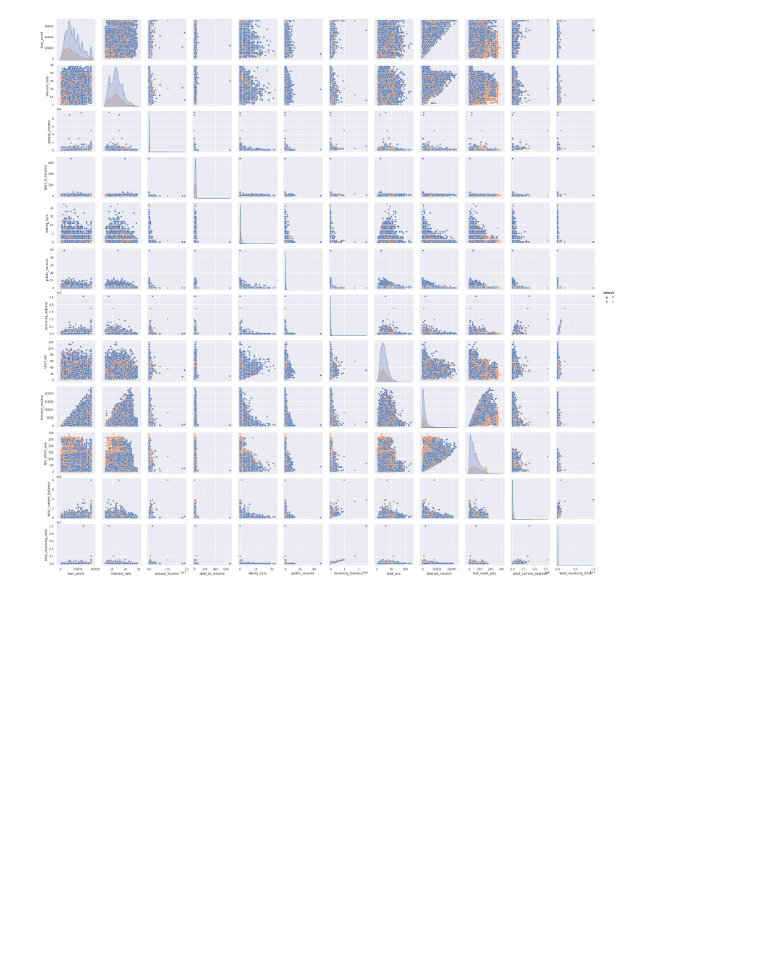
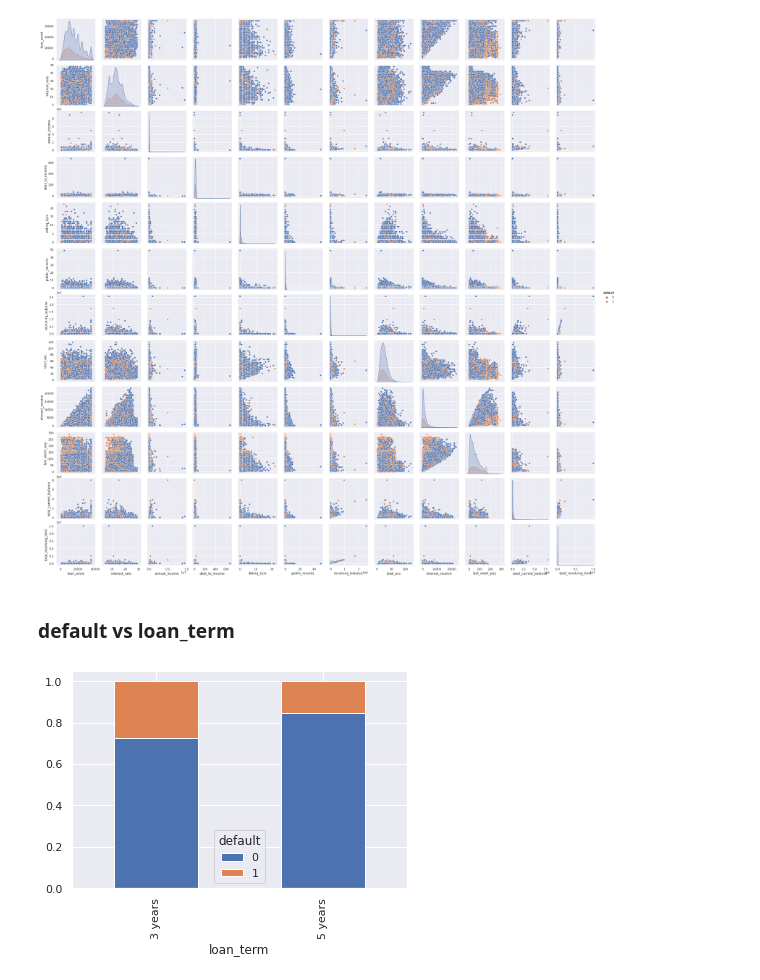
Before and after one commit to liangym2014/Data-science-and-machine-learning, a Jupyter notebook: 8.Hackathon_Loan_Default.ipynb, the cells around one changed output. Cells and saved outputs as stored; diff of their text form; code cells hidden in the pictures; blank space fills up the shorter version.

```diff
--- a/8.Hackathon_Loan_Default.ipynb
+++ b/8.Hackathon_Loan_Default.ipynb
@@ -277,3 +293,9 @@ sns.heatmap(data = df.corr(), annot = True, fmt = "0.2f");
 sns.pairplot(data = df, diag_kind = "kde", hue = "default");
 # %% [output]
 [figure]
+# %% [markdown]
+### default vs loan_term
+# %%
+pd.crosstab(index = df["loan_term"], columns = df["default"], normalize = "index").plot(kind = "bar", stacked = True);
+# %% [output]
+[figure, added]
```
Also changed, not shown: parts of 68 cells of this notebook.
